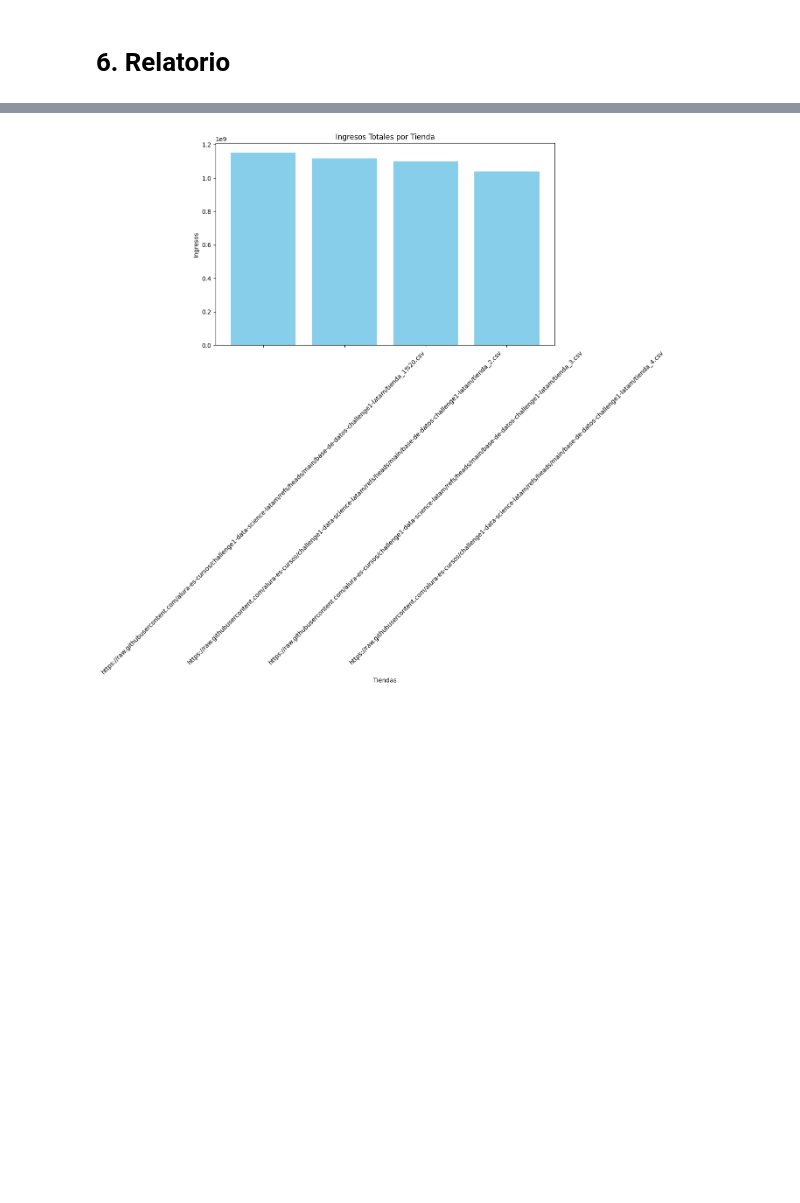
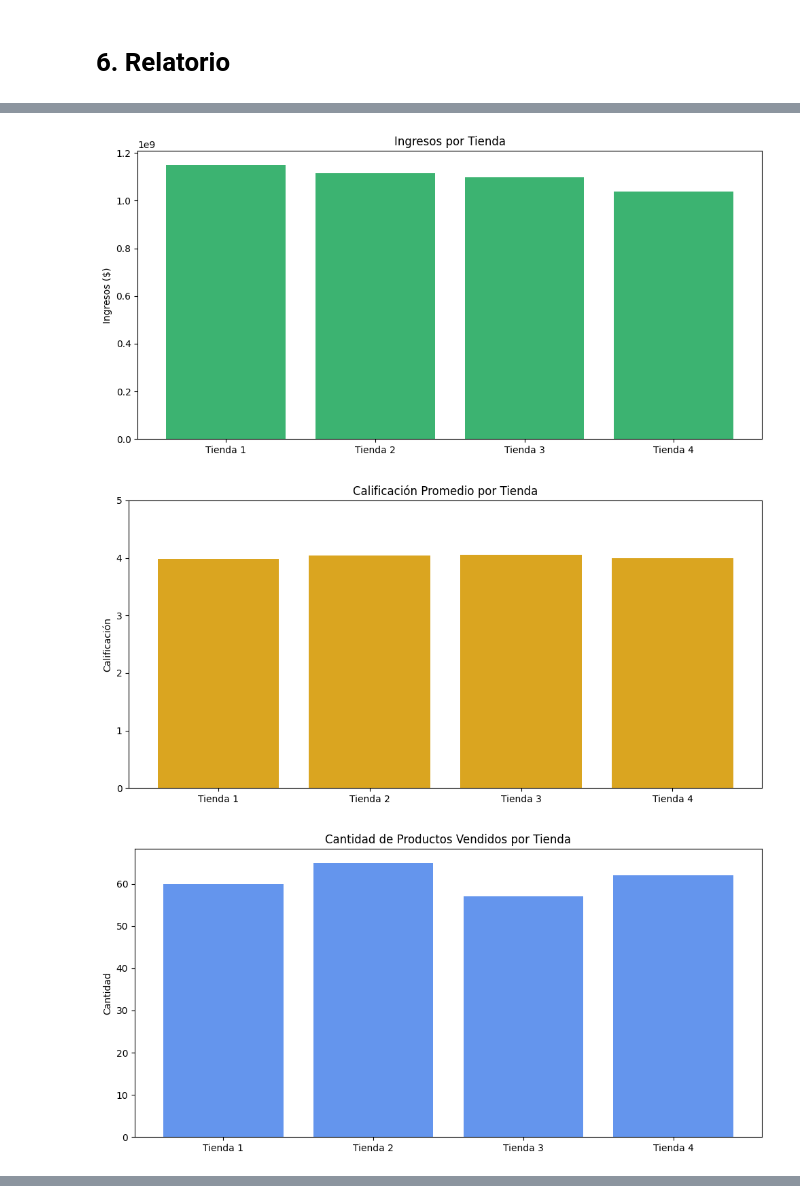
Before and after one commit to Edwseth/Challenge_Alura_Store, a Jupyter notebook: AluraStoreLatam.ipynb, the cells around one changed output, grey strips where cells are left out. Cells and saved outputs as stored; diff of their text form; code cells hidden in the pictures; blank space fills up the shorter version.

```diff
--- a/AluraStoreLatam.ipynb
+++ b/AluraStoreLatam.ipynb
@@ -92,7 +110,7 @@ def productos_vendidos():
 # %%
 def envio_promedio():
     envios = {
-        url : tienda["costo de envio"].mean(),
+        url1 : tienda["costo de envio"].mean(),
         url2 : tienda2["costo de envio"].mean(),
         url3 : tienda3["costo de envio"].mean(),
         url4 : tienda4["costo de envio"].mean()
@@ -186,10 +192,10 @@ def graficar_metricas(ingresos, categorias, calificaciones, productos, envios):
 # %%
 # Ejecución de las funciones
-ingresos = analisis_facturacion()
-categorias = ventas_por_categoria()
-calificaciones = calificacion_promedio()
-productos = productos_vendidos()
-envios = envio_promedio()
+ingresos = mapear_diccionario(analisis_facturacion())
+calificaciones = mapear_diccionario(calificacion_promedio())
+productos = mapear_diccionario(productos_vendidos())
+envios = mapear_diccionario(envio_promedio())
+categorias = mapear_diccionario(ventas_por_categoria())
 # %%
 # Generar el relatorio
 relatorio(ingresos, categorias, calificaciones, productos, envios)
@@ -198,2 +220,16 @@ La tienda menos eficiente es: https://raw.githubusercontent.com/alura-es-cursos/
+# %%
+productos_top_valores = {
+    tienda: datos['mas_vendido'].max()  # cantidad del más vendido
+    for tienda, datos in productos.items()
+}
+# %%
+categoria_top_valores = {
+    tienda: categorias[tienda].max()
+    for tienda in categorias
+}
 # %%
-graficar_metricas(ingresos, categorias, calificaciones, productos, envios)
+graficar_metricas(ingresos, calificaciones, envios, productos_top_valores, categoria_top_valores)
+# %% [output]
+[figure, added]
+[figure, added]
+[figure, added]
@@ -200,13 +237,0 @@ graficar_metricas(ingresos, categorias, calificaciones, productos, envios)
-# %%
-# Visualización de datos
-# Gráfico de ingresos totales
-nombres = [nombres_tiendas[t] for t in ingresos.keys()]
-plt.figure(figsize=(8, 5))
-plt.bar(nombres, ingresos.values(), color='skyblue')
-plt.title("Ingresos por Tienda")
-plt.xlabel("Tienda")
-plt.ylabel("Ingresos")
-plt.tight_layout()
-plt.show()
-# %% [output]
-[figure, removed]
```
Also changed, not shown: parts of 11 cells of this notebook.
